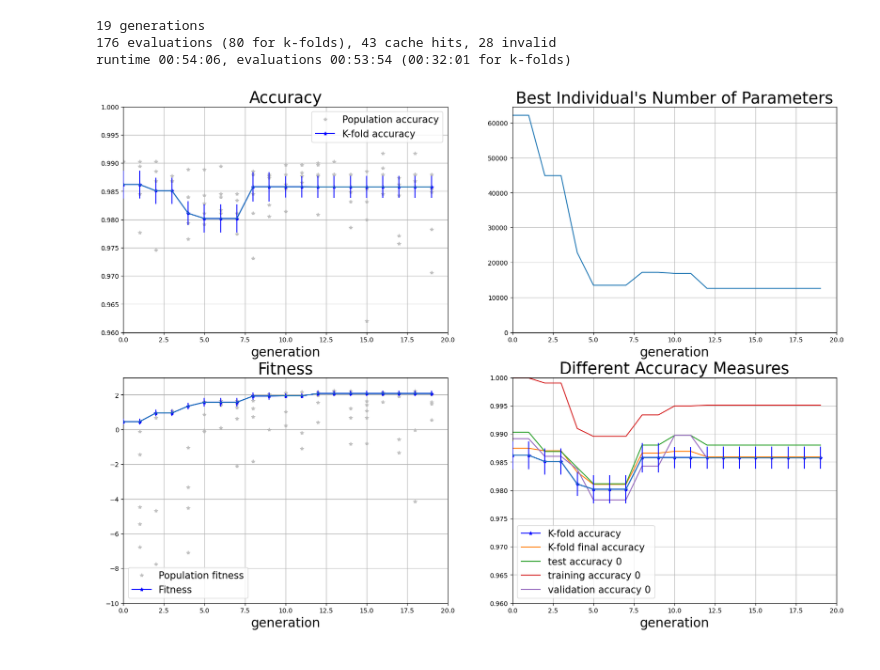
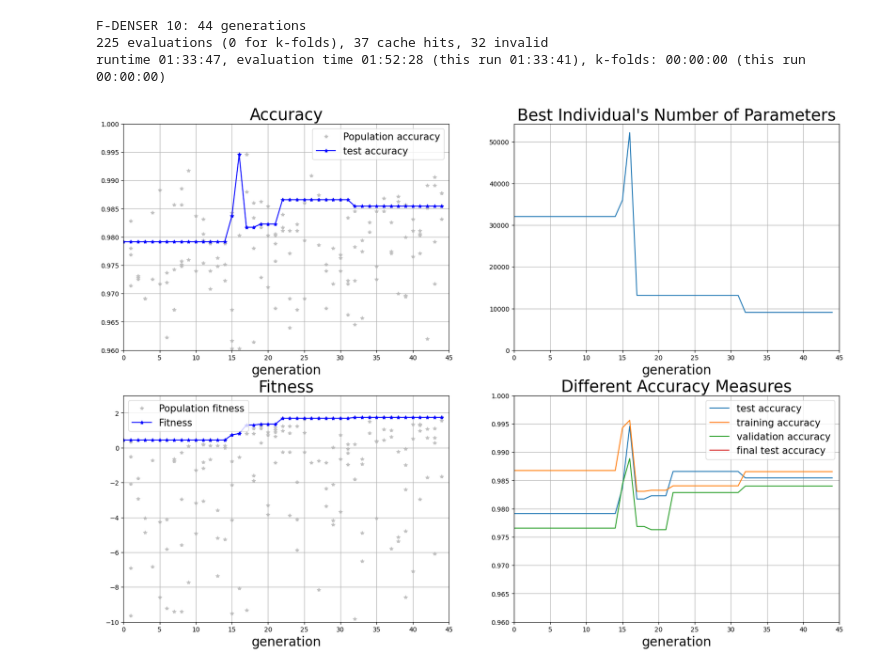
Before and after one commit to ChristianNieber/nas_on_cnns, a Jupyter notebook: run_statistics.ipynb, the cells around one changed output. Saved outputs shown, nothing was run; the diff lists cells and outputs as text; code cells hidden in the pictures.

Commit message:
fd fixes, module name in logs, cleanups

```diff
--- a/run_statistics.ipynb
+++ b/run_statistics.ipynb
@@ -4,7 +4,7 @@ import numpy as np
 import matplotlib.pyplot as plt
 import pickle
 # %%
-experiment_name = 'Lenet 10'
+experiment_name = 'F-DENSER 10'
 statistics_file = 'D:/experiments/' + experiment_name + '/statistics.pkl'
 
 with open(statistics_file, 'rb') as f:
@@ -19,9 +19,9 @@ def to_numpy(list_of_lists):
 def hms(seconds):
 	return time.strftime("%H:%M:%S", time.gmtime(seconds))
 # %%
-print(f"{stat.run_generation} generations")
+print(f"{experiment_name}: {stat.run_generation} generations")
 print(f"{stat.evaluations_total} evaluations ({stat.evaluations_k_folds} for k-folds), {stat.evaluations_cache_hits} cache hits, {stat.evaluations_invalid} invalid")
-print(f"runtime {hms(stat.run_time)}, evaluations {hms(stat.eval_time)} ({hms(stat.eval_time_k_folds)} for k-folds)")
+print(f"runtime {hms(stat.run_time)}, evaluation time {hms(stat.eval_time)} (this run {hms(stat.eval_time_this_run)}), k-folds: {hms(stat.eval_time_k_folds)} (this run {hms(stat.eval_time_k_folds_this_run)})")
 
 # show label for 'Population accuracy' only once
 def reduced_legend(ax, population_size):
@@ -45,7 +45,7 @@ if len(stat.k_fold_accuracy):
 	ax.plot(xscale, stat.k_fold_accuracy, 'b*-', label="K-fold accuracy")
 	ax.errorbar(xscale, stat.k_fold_accuracy, yerr = stat.k_fold_accuracy_std, ecolor='b', zorder=10)
 else:
-	ax.plot(stat.accuracy, 'b*-', label="test accuracy 0")
+	ax.plot(stat.accuracy, 'b*-', label="test accuracy")
 ax.set_ylim(0.96, 1.0)
 ax.set_xlim(0, ngenerations)
 reduced_legend(ax, population_size)
@@ -55,39 +55,40 @@ ax2.set_title("Best Individual's Number of Parameters", fontsize=25)
 ax2.set_xlabel("generation", fontsize=20)
 ax2.plot(stat.parameters, label="parameters")
 ax2.set_xlim(0, ngenerations)
 ax2.set_ylim(0)
 ax2.grid(True)
 
 ax3.set_title('Fitness', fontsize=25)
 ax3.set_xlabel("generation", fontsize=20)
 generation_fitness = to_numpy(stat.generation_fitness)
 (ngenerations, population_size) = generation_fitness.shape
 xscale = np.arange(0, ngenerations)
 for i in range(population_size):
 	ax3.plot(generation_fitness[:, i], '*',color ='#C0C0C0',label = 'Population fitness',zorder=-32)
 ax3.plot(stat.fitness, 'b*-', label="Fitness")
 if stat.k_fold_fitness_std:
 	ax3.errorbar(xscale, stat.fitness, yerr = stat.k_fold_fitness_std, ecolor='b', zorder=10)
 ax3.set_ylim(-10, 3)
 ax3.set_xlim(0, ngenerations)
 reduced_legend(ax3, population_size)
 ax3.grid(True)
 
 ax4.set_title('Different Accuracy Measures', fontsize=25)
 ax4.set_xlabel("generation", fontsize=20)
 if len(stat.k_fold_accuracy):
-	ax4.plot(xscale, stat.k_fold_accuracy, 'b*-', label="K-fold accuracy")
+	ax4.plot(xscale, stat.k_fold_accuracy, 'b*-', label="avg K-fold accuracy")
 	ax4.errorbar(xscale, stat.k_fold_accuracy, yerr = stat.k_fold_accuracy_std, ecolor='b', zorder=10)
-	ax4.plot(stat.k_fold_final_accuracy, label="K-fold final accuracy")
-ax4.plot(stat.accuracy, label="test accuracy 0")
-ax4.plot(stat.train_accuracy, label="training accuracy 0")
-ax4.plot(stat.val_accuracy, label="validation accuracy 0")
+	ax4.plot(stat.k_fold_final_accuracy, label="avg K-fold final accuracy")
+ax4.plot(stat.accuracy, label="test accuracy")
+ax4.plot(stat.train_accuracy, label="training accuracy")
+ax4.plot(stat.val_accuracy, label="validation accuracy")
+ax4.plot(stat.final_test_accuracy, label="final test accuracy")
 ax4.set_ylim(0.96, 1.0)
 ax4.set_xlim(0, ngenerations)
 ax4.legend(fontsize=15)
 ax4.grid(True)
 # %% [output]
-19 generations
-176 evaluations (80 for k-folds), 43 cache hits, 28 invalid
-runtime 00:54:06, evaluations 00:53:54 (00:32:01 for k-folds)
+F-DENSER 10: 44 generations
+225 evaluations (0 for k-folds), 37 cache hits, 32 invalid
+runtime 01:33:47, evaluation time 01:52:28 (this run 01:33:41), k-folds: 00:00:00 (this run 00:00:00)
-[figure, old version]
+[figure, new version]
```
Also changed, not shown: 11 other files.
